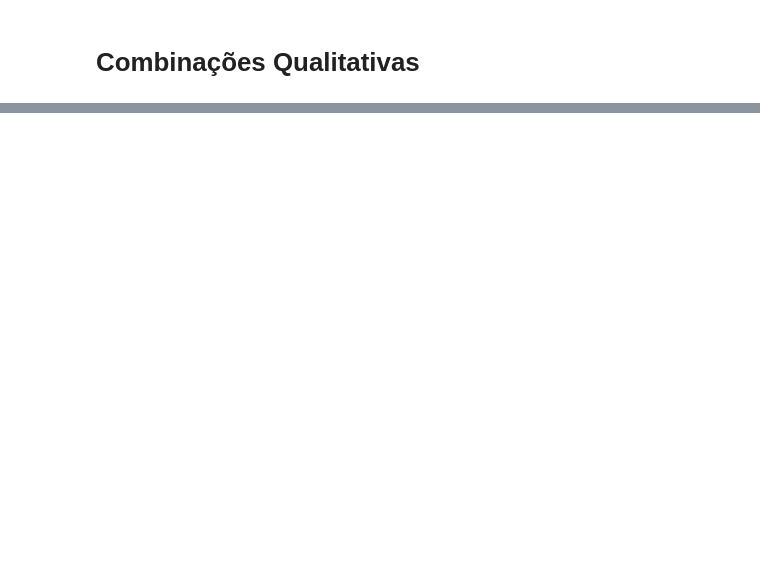
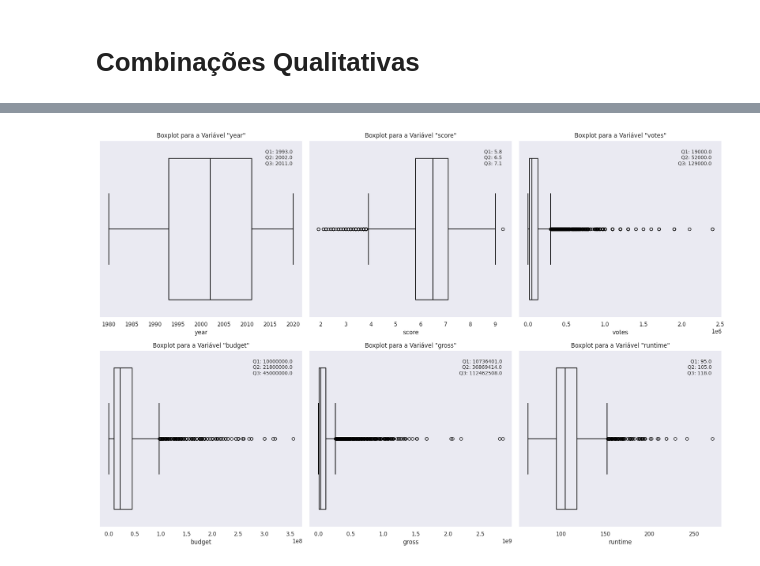
Before and after one commit to guicns/movie-industry-analysis, a Jupyter notebook: 2. Análise Python/movies_python_analysis.ipynb, the cells around one changed output, grey strips where cells are left out. Drawn from its saved outputs; the diff is of its cells as text; code cells hidden in the pictures; blank space fills up the shorter version.

```diff
--- a/2. Análise Python/movies_python_analysis.ipynb
+++ b/2. Análise Python/movies_python_analysis.ipynb
@@ -553,0 +568,18 @@ plt.show()
+# %%
+#BOXPLOTS
+fig, axs = plt.subplots(nrows=2, ncols=3, figsize=(18, 12))
+
+for i, var in enumerate(['year', 'score', 'votes', 'budget', 'gross', 'runtime']):
+    row = i // 3
+    col = i % 3
+    sns.boxplot(x=df[var], ax=axs[row, col], fill=False, color='Black', showfliers=True)
+    axs[row, col].set_title(f'Boxplot para a Variável "{var}"')
+
+    quartis = df[var].quantile([0.25, 0.5, 0.75])
+    axs[row, col].text(0.95, 0.95, f'Q1: {quartis[0.25]:.1f}\nQ2: {quartis[0.5]:.1f}\nQ3: {quartis[0.75]:.1f}',
+                       transform=axs[row, col].transAxes, fontsize=10, verticalalignment='top', horizontalalignment='right')
+
+plt.tight_layout()
+plt.show()
+# %% [output]
+[figure, added]
```
Also changed, not shown: parts of 27 cells of this notebook.
